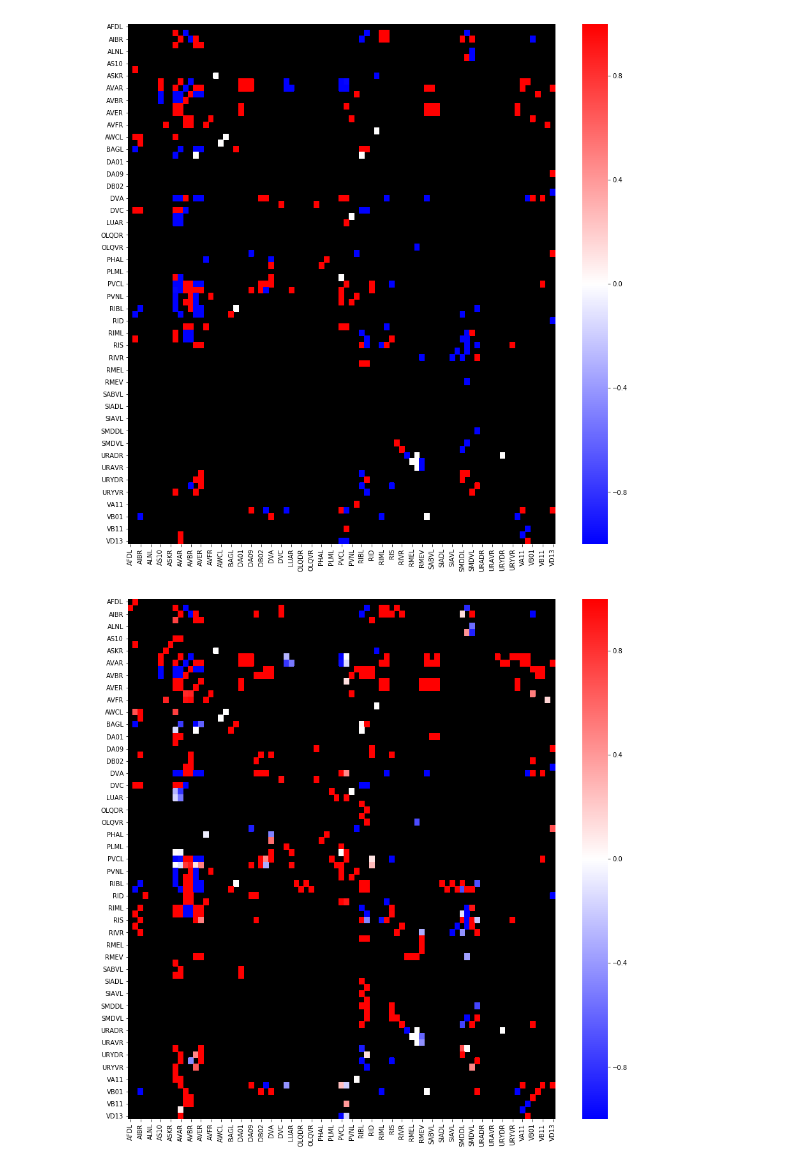
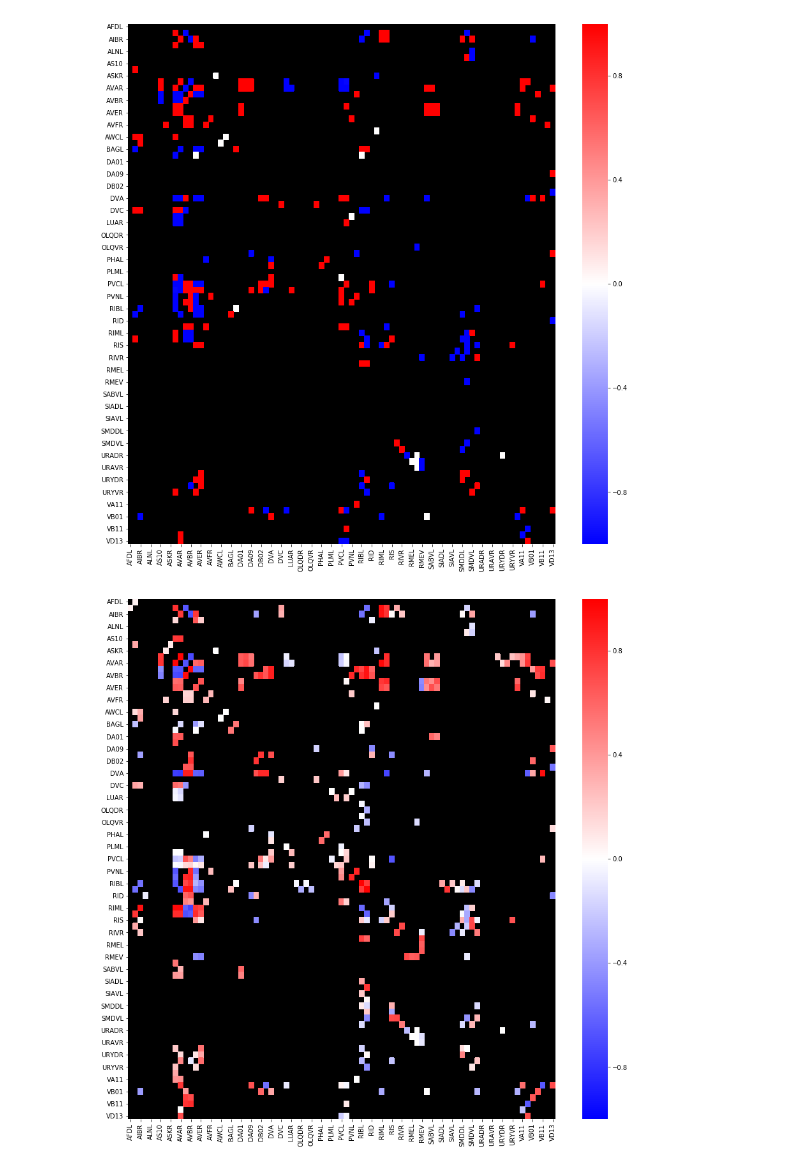
Before and after one commit to MarcJavin/WBI-analysis, a Jupyter notebook: SynapsesSigns.ipynb, the cells around one changed output. Drawn from its saved outputs; the diff is of its cells as text; code cells hidden in the pictures.

```diff
--- a/SynapsesSigns.ipynb
+++ b/SynapsesSigns.ipynb
@@ -28,13 +28,13 @@ def plot_conns(df):
 dfs, dfg = init()
 dfs = dfs.loc[LABS, LABS]
 dfg = dfg.loc[LABS, LABS]
-dfall = (dfs > 0) + 2*(dfg > 0) - 1
-dfall[dfall == -1] = np.nan
-dfall[dfall > 1] = 1
+dfall = (dfs > 0) | (dfg > 0)
+dfall = nanify(dfall)
 alles = dfall.copy()
 syns = nanify(dfs)
 dfsyn = syns.copy()
-gaps = nanify(dfg, 1)
+gaps = nanify(dfg, 0)
+dfgap = gaps.copy()
 plot_conns(syns)
 plot_conns(gaps)
 plot_conns(alles)
@@ -80,16 +86,16 @@ print(NB)
 # %%
 all_labs = dfall.index
 # labs = [n for n in all_labs if ('DD' not in n) and ('VD' not in n) and ('DA' not in n) and ('VA' not in n) and ('DB' not in n) and ('VB' not in n) and ('AS' not in n) and ('VC' not in n)]
 
 gtg = gaps.copy()
 gtg[gtg.isna()] = 0
 plt.figure(figsize=(15,15))
 plot_conns((dfsyn - syns) * 500)
 plt.figure(figsize=(15,15))
-plot_conns(dfall * 5)
+plot_conns(dfall )
 # %% [output]
 [figure]
-[figure, old version]
+[figure, new version]
 # %%
 plt.figure(figsize=(15,15))
 sns.heatmap(dfall ==0, cmap='binary_r')
```
Also changed, not shown: parts of 9 cells of this notebook, 2 other files.
